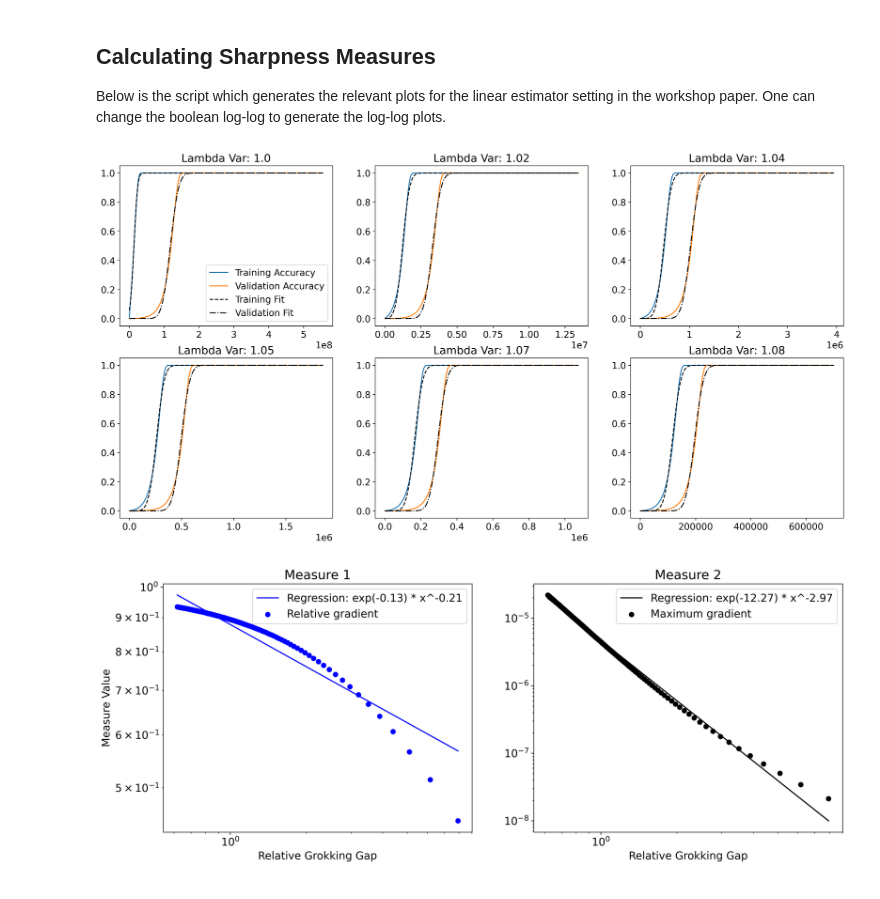
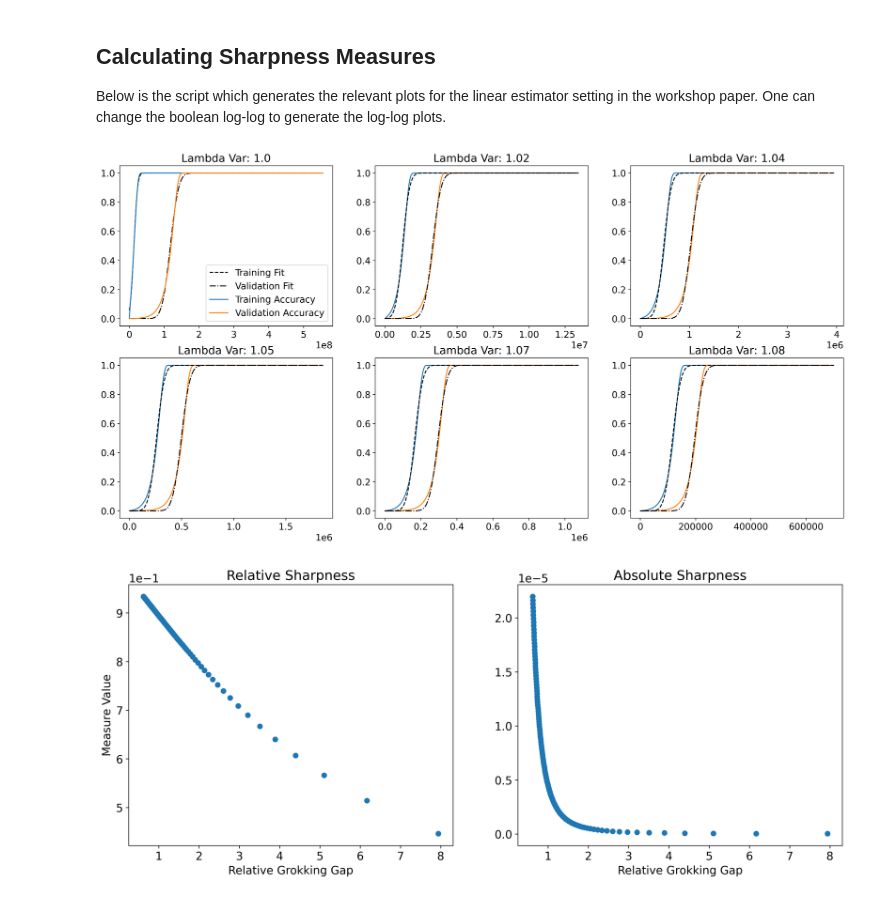
Before and after one commit to jackmiller2003/tiny-gen, a Jupyter notebook: scripts/sharpness-in-linear-estimators.ipynb, the cells around one changed output. Saved outputs shown, nothing was run; the diff lists cells and outputs as text; code cells hidden in the pictures.

Commit message:
chore: changed plotting to be consistent.

```diff
--- a/scripts/sharpness-in-linear-estimators.ipynb
+++ b/scripts/sharpness-in-linear-estimators.ipynb
@@ -129,8 +129,6 @@ for i, lambda_var in enumerate(lambda_values):
     training_fits.append(popt_training)
     validation_fits.append(popt_validation)
 
-
-
 font = {
         "family": "normal",
         "size": 14,
@@ -143,11 +141,12 @@ fig, ax = plt.subplots(2, 3, figsize=(20, 10), dpi=300)
 for i in range(6):
 
     if i == 0:
+        ax[i//3, i%3].plot(select_ts[i], error_function_model(select_ts[i], *select_training_fits[i]), color="black", linestyle="--", label=f"Training Fit")
+        ax[i//3, i%3].plot(select_ts[i], error_function_model(select_ts[i], *select_validation_fits[i]), color="black", linestyle="dashdot", label=f"Validation Fit")
+
         ax[i//3, i%3].plot(select_ts[i], select_As[i], label=f"Training Accuracy")
         ax[i//3, i%3].plot(select_ts[i], select_Bs[i], label=f"Validation Accuracy")
 
-        ax[i//3, i%3].plot(select_ts[i], error_function_model(select_ts[i], *select_training_fits[i]), color="black", linestyle="--", label=f"Training Fit")
-        ax[i//3, i%3].plot(select_ts[i], error_function_model(select_ts[i], *select_validation_fits[i]), color="black", linestyle="dashdot", label=f"Validation Fit")
         ax[i//3, i%3].legend()
     else:
         ax[i//3, i%3].plot(select_ts[i], select_As[i])
@@ -160,8 +159,12 @@ for i in range(6):
 
 plt.savefig("figures/lambda_var_fits.pdf", bbox_inches="tight")
 
-# Create subplot with two side by side
-fig, (ax1, ax2) = plt.subplots(1, 2, figsize=(16, 6), dpi=300)
+if log_log:
+    # Create subplot with two side by side
+    fig, (ax1, ax2) = plt.subplots(1, 2, figsize=(18, 6), dpi=300)
+else:
+    # Create subplot with two side by side
+    fig, (ax1, ax2) = plt.subplots(1, 2, figsize=(16, 6), dpi=300)
 
 # Set tick label format to be scientific notation
 ax1.ticklabel_format(style='sci', axis='y', scilimits=(0,0))
@@ -176,50 +179,42 @@ slope, intercept = np.polyfit(log_erf_relative_grokking_gaps, log_relative_sharp
 trend_line = np.exp(intercept) * np.array(relative_grokking_gaps)**slope
 
 if log_log:
-    ax1.plot(relative_grokking_gaps, trend_line, color='blue', label=f"Regression: exp({intercept:.2f}) * x^{slope:.2f}")
+    ax1.plot(relative_grokking_gaps, trend_line, color='black', label=f"Regression: exp({intercept:.2f}) * x^{slope:.2f}")
 
-ax1.scatter(relative_grokking_gaps, relative_sharpnesses_erf, label="Relative gradient", color="blue")
+ax1.scatter(relative_grokking_gaps, relative_sharpnesses_erf)
 
-if not log_log:
-    ax1.plot(relative_grokking_gaps, relative_sharpnesses_erf, color="blue")
-
-ax1.set_title("Measure 1")
+ax1.set_title("Relative Sharpness")
 ax1.set_xlabel("Relative Grokking Gap")
 ax1.set_ylabel("Measure Value")
 
 if log_log:
     ax1.set_xscale("log")
     ax1.set_yscale("log")
-
-ax1.legend()
+    ax1.legend()
 
 log_max_deriv_with_erf_list = np.log(max_sharpnesses_erf)
 
 # Linear regression on transformed data
 slope, intercept = np.polyfit(log_erf_relative_grokking_gaps, log_max_deriv_with_erf_list, 1)
 
 trend_line = np.exp(intercept) * np.array(relative_grokking_gaps)**slope
 
 if log_log:
     ax2.plot(relative_grokking_gaps, trend_line, color='black', label=f"Regression: exp({intercept:.2f}) * x^{slope:.2f}")
 
-ax2.set_title("Measure 2")
+ax2.set_title("Absolute Sharpness")
 ax2.set_xlabel("Relative Grokking Gap")
-ax2.scatter(relative_grokking_gaps, max_sharpnesses_erf, label="Maximum gradient", color="black")
-
-if not log_log:
-    ax2.plot(relative_grokking_gaps, max_sharpnesses_erf, color="black")
+ax2.scatter(relative_grokking_gaps, max_sharpnesses_erf)
 
 if log_log:
     ax2.set_xscale("log")
     ax2.set_yscale("log")
-
-ax2.legend()
+    ax2.legend()
 
 if log_log:
     plt.savefig("figures/lambda_var_analysis_log_log.pdf", bbox_inches="tight")
 else:
     plt.savefig("figures/lambda_var_analysis.pdf", bbox_inches="tight")
 # %% [output]
-[figure, old version]
+[figure, new version]
-[figure, old version]
+[figure, new version]
```
Also changed, not shown: 1 other file.
